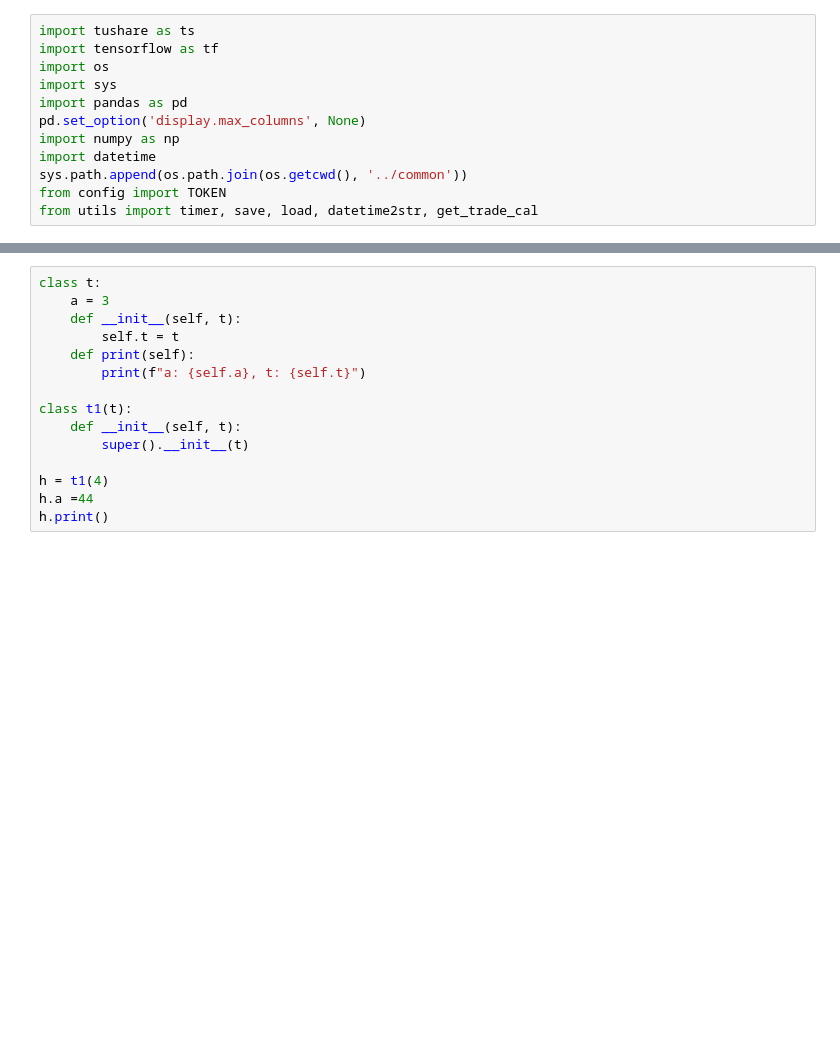
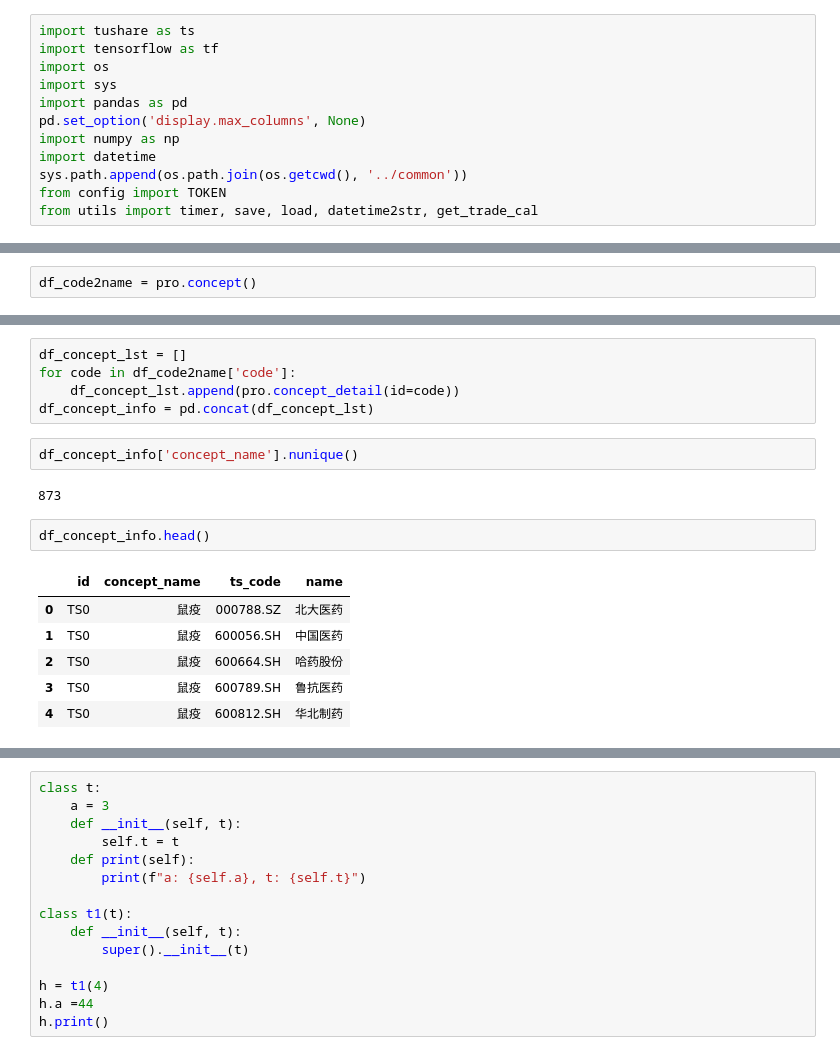
Before and after one commit to zhuangqingbin/StockProject, a Jupyter notebook: Debug/debug.ipynb, the cells around one changed output, grey strips where cells are left out. Drawn from its saved outputs; the diff is of its cells as text; blank space fills up the shorter version.

Commit message:
[2023Feb25] Add Concept Name

```diff
--- a/Debug/debug.ipynb
+++ b/Debug/debug.ipynb
@@ -16,0 +81,2 @@ tensorflow: 2.11.0, tushare: 1.2.86
+# %%
+df_code2name = pro.concept()
@@ -16,0 +96,18 @@ tensorflow: 2.11.0, tushare: 1.2.86
+# %%
+df_concept_lst = []
+for code in df_code2name['code']:
+    df_concept_lst.append(pro.concept_detail(id=code))
+df_concept_info = pd.concat(df_concept_lst)
+# %%
+df_concept_info['concept_name'].nunique()
+# %% [output]
+873
+# %%
+df_concept_info.head()
+# %% [output]
+|  | id | concept_name | ts_code | name |
+| 0 | TS0 | 鼠疫 | 000788.SZ | 北大医药 |
+| 1 | TS0 | 鼠疫 | 600056.SH | 中国医药 |
+| 2 | TS0 | 鼠疫 | 600664.SH | 哈药股份 |
+| 3 | TS0 | 鼠疫 | 600789.SH | 鲁抗医药 |
+| 4 | TS0 | 鼠疫 | 600812.SH | 华北制药 |
```
Also changed, not shown: parts of 17 cells of this notebook, 1 other file.
